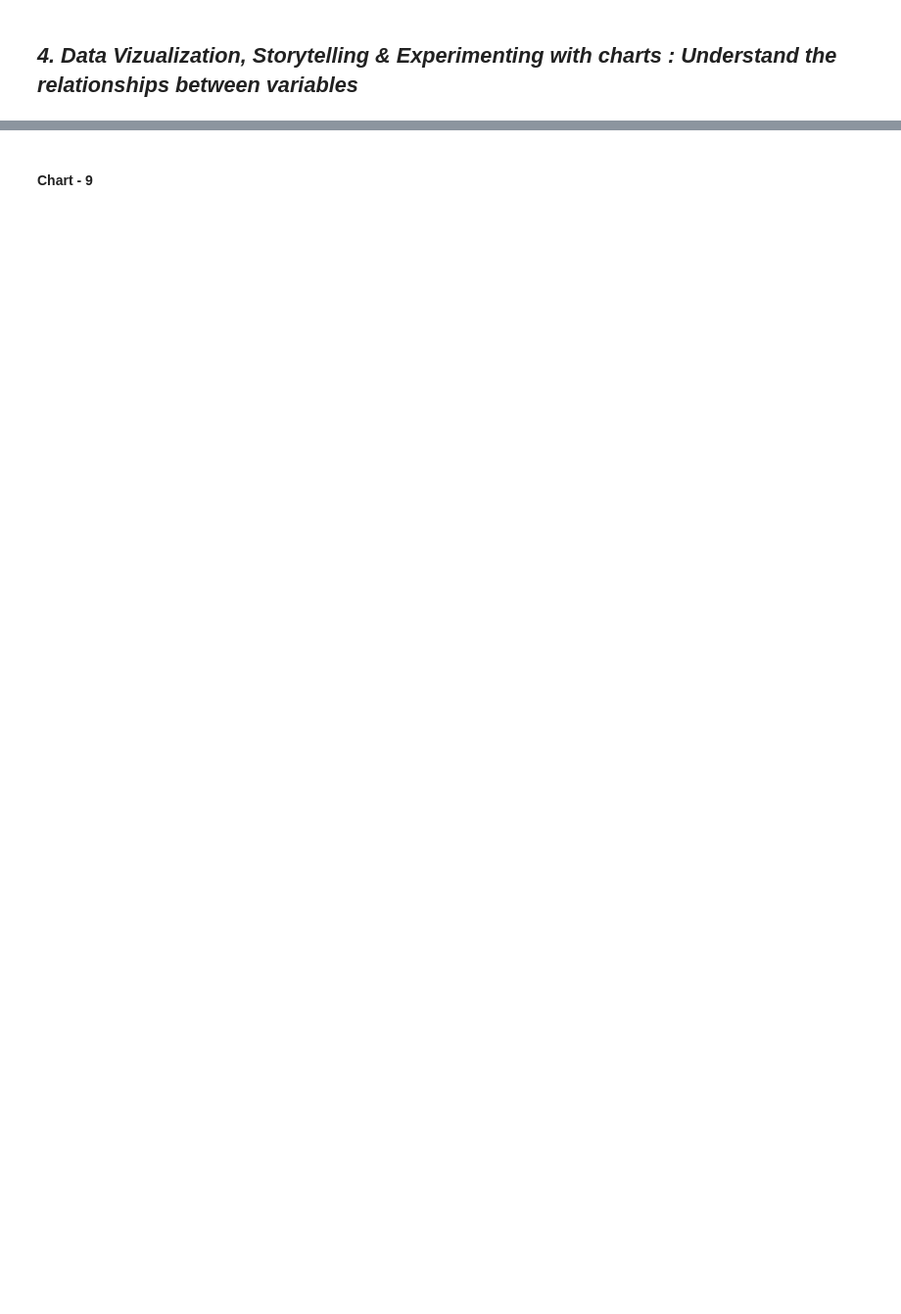
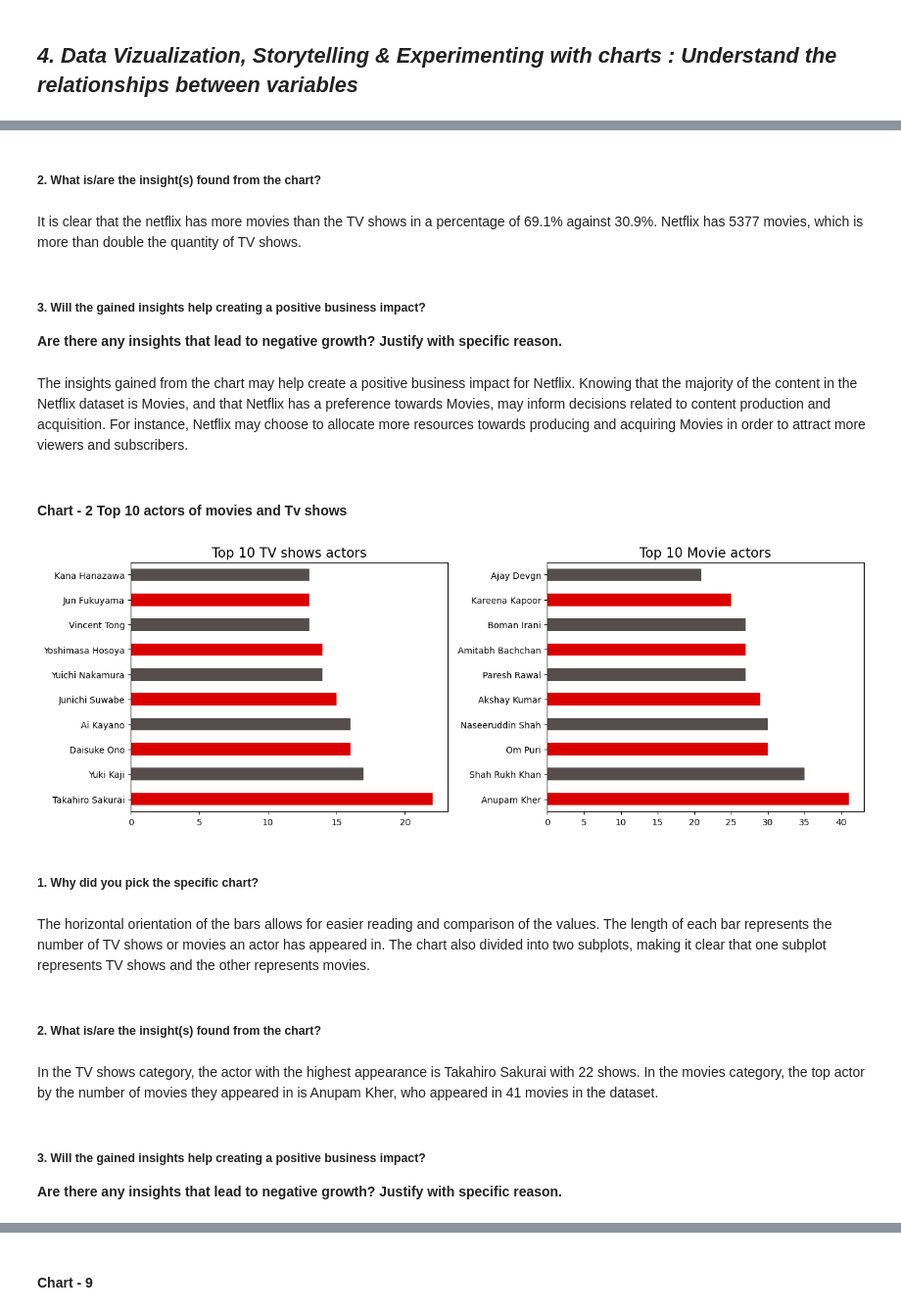
Before and after one commit to kapilkukreja469/NETFLIX_MOVIES_AND_TV_SHOWS_CLUSTERING, a Jupyter notebook: NETFLIX_MOVIES_AND_TV_SHOWS_CLUSTERING_by_kapil_kukreja.ipynb, the cells around one changed output, grey strips where cells are left out. Shown at 98% size. Saved outputs shown, nothing was run; the diff lists cells and outputs as text; code cells hidden in the pictures; blank space fills up the shorter version.

```diff
--- a/NETFLIX_MOVIES_AND_TV_SHOWS_CLUSTERING_by_kapil_kukreja.ipynb
+++ b/NETFLIX_MOVIES_AND_TV_SHOWS_CLUSTERING_by_kapil_kukreja.ipynb
@@ -361,6 +364,12 @@ df['rating'].replace(rating_map,inplace=True)
 print(df['rating'].unique())
 # %% [output]
 ['Adults' 'Teens' 'Young Adults' 'Older Kids' 'Kids']
+# %%
+# Create new features to store date, day, month and year seperately.
+df["date_added"] = pd.to_datetime(df['date_added'])  # First convert date_added to date time format.
+df['day_added'] = df['date_added'].dt.day            # Compute day.
+df['year_added'] = df['date_added'].dt.year          # Compute year.
+df['month_added'] = df['date_added'].dt.month        # Compute month.
 # %% [markdown]
 ### What all manipulations have you done and insights you found?
 # %% [markdown]
@@ -511,0 +408,44 @@ Answer Here
+# %% [markdown]
+##### **2. What is/are the insight(s) found from the chart?**
+# %% [markdown]
+It is clear that the netflix has more movies than the TV shows in a percentage of 69.1% against 30.9%. Netflix has 5377 movies, which is more than double the quantity of TV shows.
+# %% [markdown]
+##### **3. Will the gained insights help creating a positive business impact?**
+**Are there any insights that lead to negative growth? Justify with specific reason.**
+# %% [markdown]
+The insights gained from the chart may help create a positive business impact for Netflix. Knowing that the majority of the content in the Netflix dataset is Movies, and that Netflix has a preference towards Movies, may inform decisions related to content production and acquisition. For instance, Netflix may choose to allocate more resources towards producing and acquiring Movies in order to attract more viewers and subscribers.
+# %% [markdown]
+#### **Chart - 2 Top 10 actors of movies and Tv shows**
+# %%
+# Chart - 2 visualization code
+fig,ax = plt.subplots(1,2, figsize=(14,5))
+# seperating TV shows actor from cast column
+top_TVshows_actor = df[df['type']=='TV Show']['cast'].str.split(', ', expand=True).stack()
+top_TVshows_actor = top_TVshows_actor[(top_TVshows_actor != 'No cast') & (top_TVshows_actor != 'Unknown')]
+# plotting actor who appeared in highest number of TV Show
+colors = sns.color_palette(["#db0000", "#564d4d"], n_colors=2)
+a = top_TVshows_actor.value_counts().head(10).plot(kind='barh', ax=ax[0],color=colors)
+a.set_title('Top 10 TV shows actors', size=15)
+
+# seperating movie actor from cast column
+top_movie_actor = df[df['type']=='Movie']['cast'].str.split(', ', expand=True).stack()
+top_movie_actor = top_movie_actor[(top_movie_actor != 'No cast') & (top_movie_actor != 'Unknown')]
+# plotting actor who appeared in highest number of Movie
+b = top_movie_actor.value_counts().head(10).plot(kind='barh', ax=ax[1],color=colors)
+b.set_title('Top 10 Movie actors', size=15)
+
+plt.tight_layout(pad=1.2, rect=[0, 0, 0.95, 0.95])
+plt.show()
+# %% [output]
+[figure, added]
+# %% [markdown]
+##### **1. Why did you pick the specific chart?**
+# %% [markdown]
+The horizontal orientation of the bars allows for easier reading and comparison of the values. The length of each bar represents the number of TV shows or movies an actor has appeared in. The chart also divided into two subplots, making it clear that one subplot represents TV shows and the other represents movies.
+# %% [markdown]
+##### **2. What is/are the insight(s) found from the chart?**
+# %% [markdown]
+In the TV shows category, the actor with the highest appearance is Takahiro Sakurai with 22 shows. In the movies category, the top actor by the number of movies they appeared in is Anupam Kher, who appeared in 41 movies in the dataset.
+# %% [markdown]
+##### **3. Will the gained insights help creating a positive business impact?**
+**Are there any insights that lead to negative growth? Justify with specific reason.**
```
Also changed, not shown: parts of 144 cells of this notebook.
